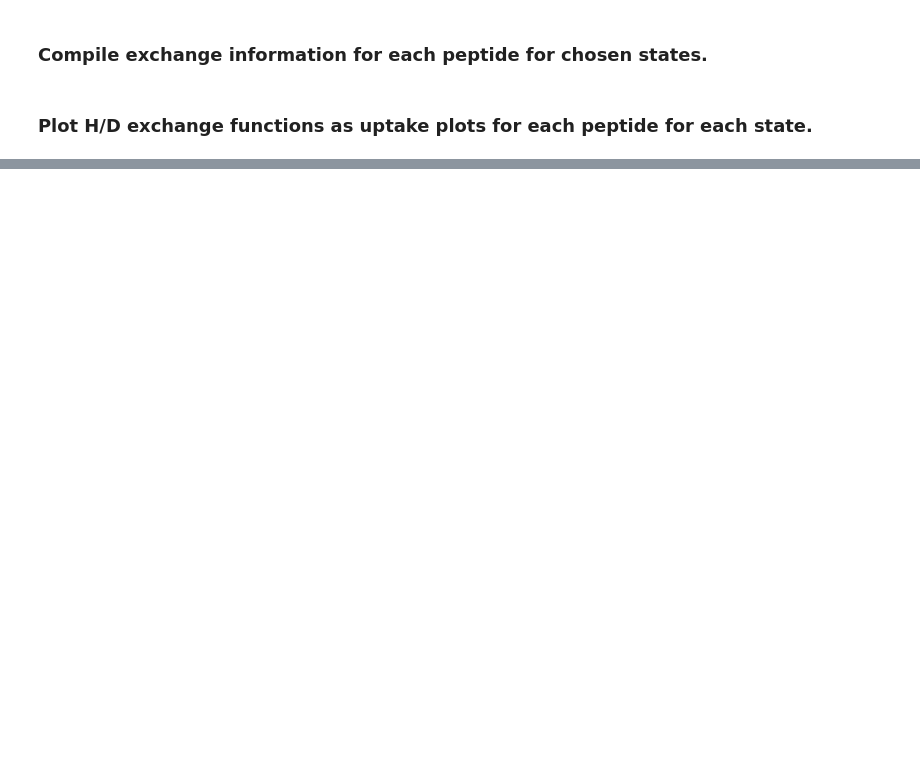
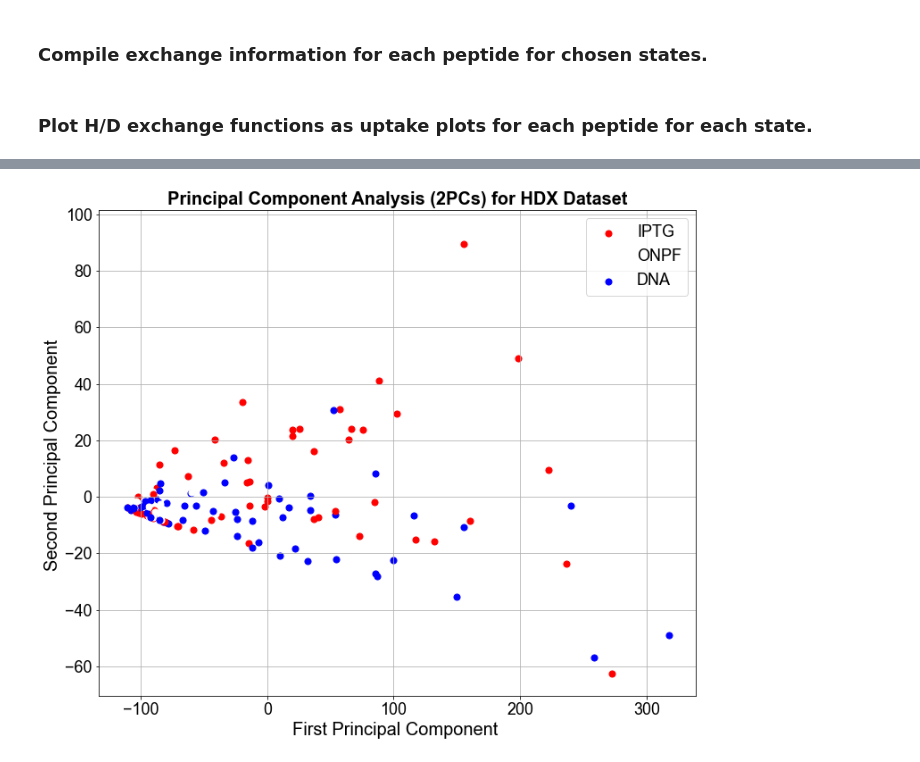
Before and after one commit to anumazam/LacI_HDX, a Jupyter notebook: 20210530_clustering.ipynb, the cells around one changed output, grey strips where cells are left out. Drawn from its saved outputs; the diff is of its cells as text; code cells hidden in the pictures; blank space fills up the shorter version.

```diff
--- a/20210530_clustering.ipynb
+++ b/20210530_clustering.ipynb
@@ -319,0 +318,71 @@ ONPFDNA
+# %%
+row_labels = []
+PCA_df = pd.DataFrame()
+
+for peptide in peptide_fit_dict:
+    temp = peptide_fit_dict.get(peptide)
+    for list_item in temp:
+        state_label = str(list_item.keys())[12:-3]
+        row_label = peptide + '_' + state_label
+        row_labels.append(row_label)
+
+        temp_df = pd.DataFrame(list_item.get(state_label))
+        temp_df = temp_df.transpose()
+        PCA_df = PCA_df.append(temp_df)
+
+y_list = []
+z_list = []
+for row_label in row_labels:
+    y_list.append(row_label.split('_')[0])
+    z_list.append(row_label.split('_')[1])
+
+y_df = pd.DataFrame(y_list) # peptide matrix
+z_df = pd.DataFrame(z_list) # state matrix
+
+from sklearn.preprocessing import StandardScaler
+X_std = StandardScaler().fit_transform(PCA_df)
+
+from sklearn.decomposition import PCA as sklearnPCA
+sklearn_pca = sklearnPCA(n_components = 2, svd_solver = 'full')
+Y_sklearn = sklearn_pca.fit_transform(X_std)
+
+combined_list = zip(Y_sklearn, y_df, z_df)
+
+print( 'explained variance ratio: ' + str(sklearn_pca.explained_variance_ratio_) )
+print('\nTotal Variance Explained:', round(sum(list(sklearn_pca.explained_variance_ratio_))*100, 2))
+print( 'singular values: ' + str(sklearn_pca.singular_values_) )
+
+# Create a new dataset from principal components
+df = pd.DataFrame(data = Y_sklearn, columns = ['PC1', 'PC2'])
+
+result_df = pd.concat([df, z_df], axis=1)
+result_df.columns =['PC1', 'PC2', 'state']
+result_df.head(5)
+print(result_df)
+print(result_df.iloc[1])
+
+# Visualize Principal Components with a scatter plot
+fig = plt.figure(figsize = (12,10))
+ax = fig.add_subplot(1,1,1)
+ax.set_xlabel('First Principal Component ', fontsize = 20)
+ax.set_ylabel('Second Principal Component ', fontsize = 20)
+ax.set_title('Principal Component Analysis (2PCs) for HDX Dataset', fontsize = 20)
+
+states = ['IPTG', 'ONPF', 'DNA']
+colors = ['r', 'g', 'b']
+i = 0
+while i < 171:
+    result_df_ = result_df.iloc[i]
+    if result_df_['state'] == 'DNA':
+        ax.scatter(result_df_['PC1'], result_df_['PC2'], c = 'b', s = 50)
+    if result_df_['state'] == 'IPTG':
+        ax.scatter(result_df_['PC1'], result_df_['PC2'], c = 'r', s = 50)
+    if result_df_['state'] == 'ONPF':
+        ax.scatter(result_df_['PC1'], result_df_['PC2'], c = 'g', s = 50)
+    i = i + 1
+
+# # ax.set_ylim(-150,30)
+# ax.set_xlim(-150,30)
+ax.legend(states)
+ax.grid()
+# %% [output]
@@ -319,0 +406 @@ ONPFDNA
+[figure, added]
```
Also changed, not shown: parts of 6 cells of this notebook.
